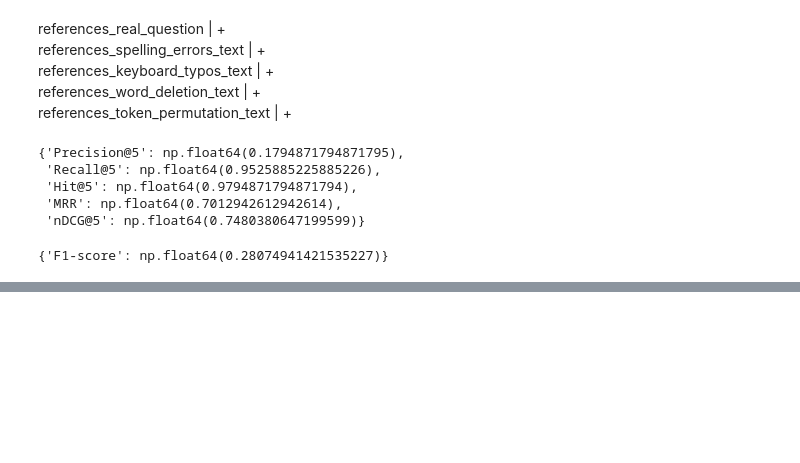
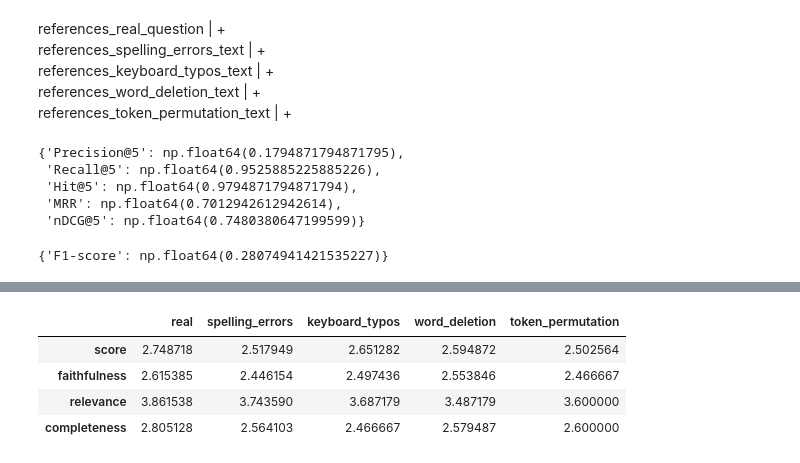
Before and after one commit to FW761/lightrag_test, a Jupyter notebook: lightrag.ipynb, the cells around one changed output, grey strips where cells are left out. Saved outputs shown, nothing was run; the diff lists cells and outputs as text; code cells hidden in the pictures; blank space fills up the shorter version.

```diff
--- a/lightrag.ipynb
+++ b/lightrag.ipynb
@@ -1387,0 +1468,8 @@ llm_judge(df['Answer'][0], df['response_real_question'][0])
+# %%
+all_df_llm_as_judge
+# %% [output]
+|  | real | spelling_errors | keyboard_typos | word_deletion | token_permutation |
+| score | 2.748718 | 2.517949 | 2.651282 | 2.594872 | 2.502564 |
+| faithfulness | 2.615385 | 2.446154 | 2.497436 | 2.553846 | 2.466667 |
+| relevance | 3.861538 | 3.743590 | 3.687179 | 3.487179 | 3.600000 |
+| completeness | 2.805128 | 2.564103 | 2.466667 | 2.579487 | 2.600000 |
```
Also changed, not shown: parts of 11 cells of this notebook, 1 other file.
